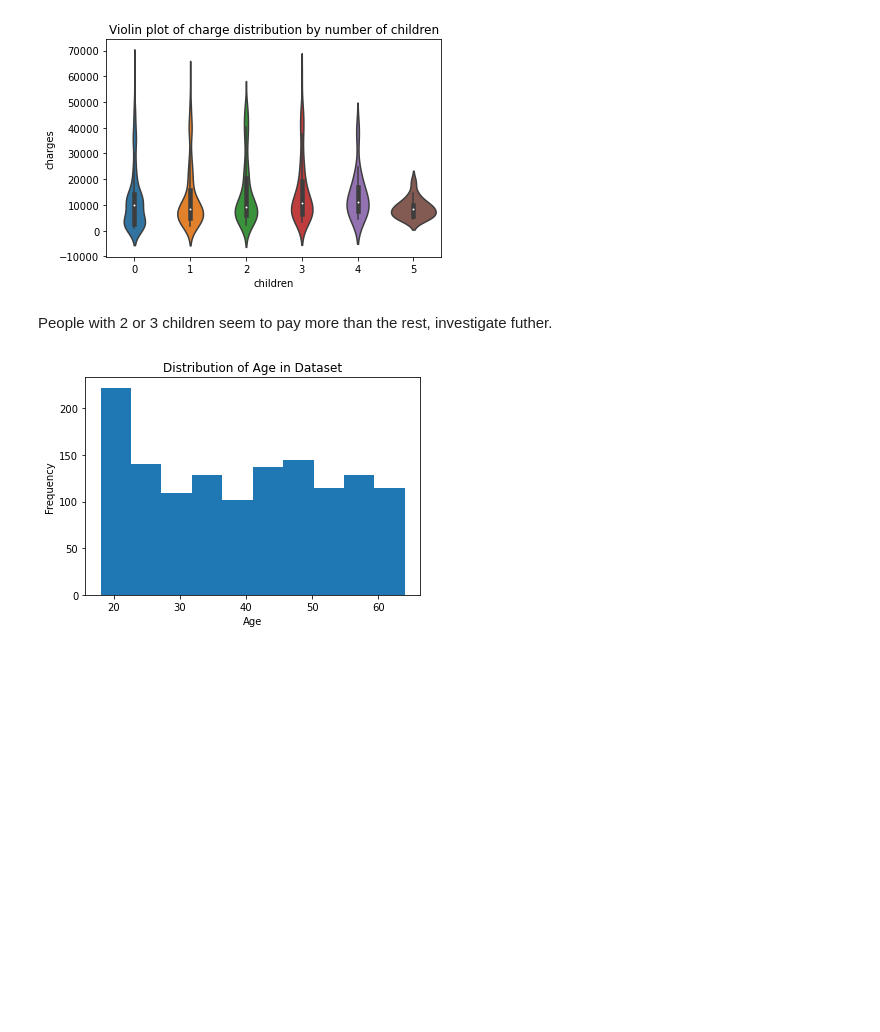
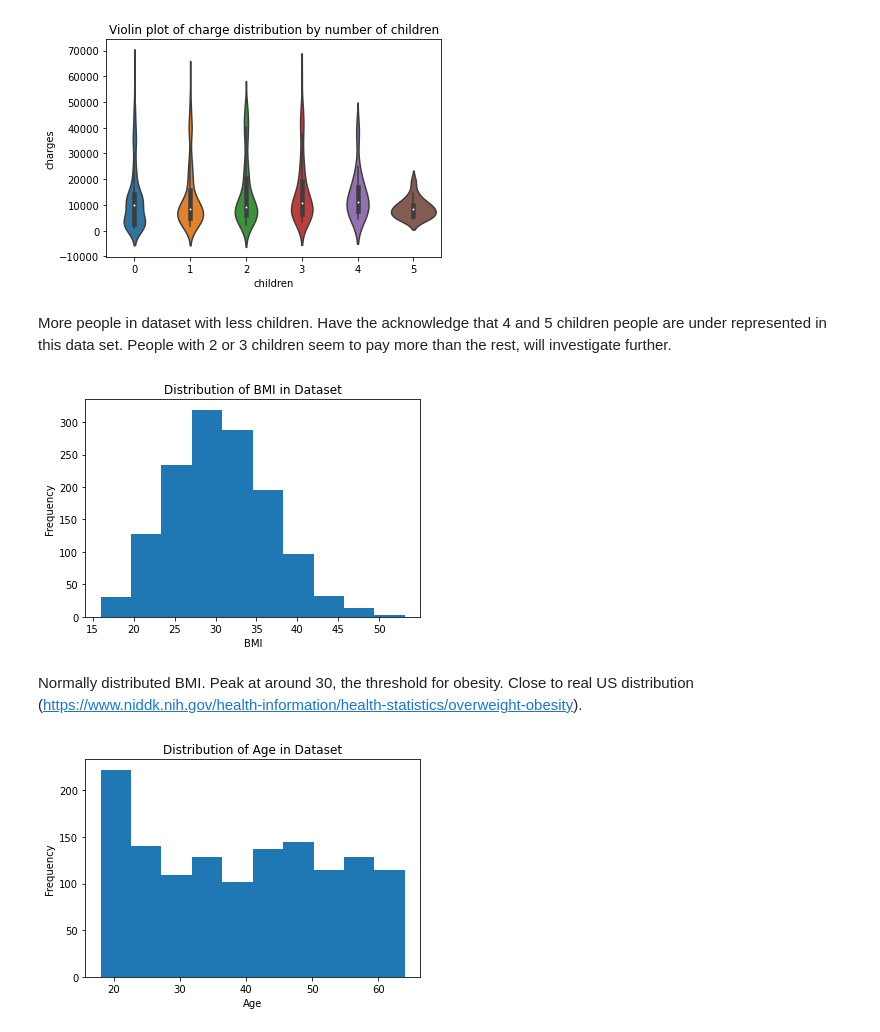
Before and after one commit to beniamp/US_Insurance_Analysis, a Jupyter notebook: us-medical-insurance-costs.ipynb, the cells around one changed output. Saved outputs shown, nothing was run; the diff lists cells and outputs as text; code cells hidden in the pictures; blank space fills up the shorter version.

```diff
--- a/us-medical-insurance-costs.ipynb
+++ b/us-medical-insurance-costs.ipynb
@@ -110,7 +125,17 @@ plt.show()
 | 5 | 5 | 35.611111 | 29.605000 | 8786.035247 |
 [figure]
 # %% [markdown]
-People with 2 or 3 children seem to pay more than the rest, investigate futher.
+More people in dataset with less children. Have the acknowledge that 4 and 5 children people are under represented in this data set. People with 2 or 3 children seem to pay more than the rest, will investigate further.
+# %%
+plt.hist(df['bmi'])
+plt.xlabel('BMI')
+plt.ylabel('Frequency')
+plt.title('Distribution of BMI in Dataset')
+plt.show()
+# %% [output]
+[figure, added]
+# %% [markdown]
+Normally distributed BMI. Peak at around 30, the threshold for obesity. Close to real US distribution (https://www.niddk.nih.gov/health-information/health-statistics/overweight-obesity).
 # %%
 plt.hist(df['age'])
 plt.xlabel('Age')
```
Also changed, not shown: parts of 61 cells of this notebook.
